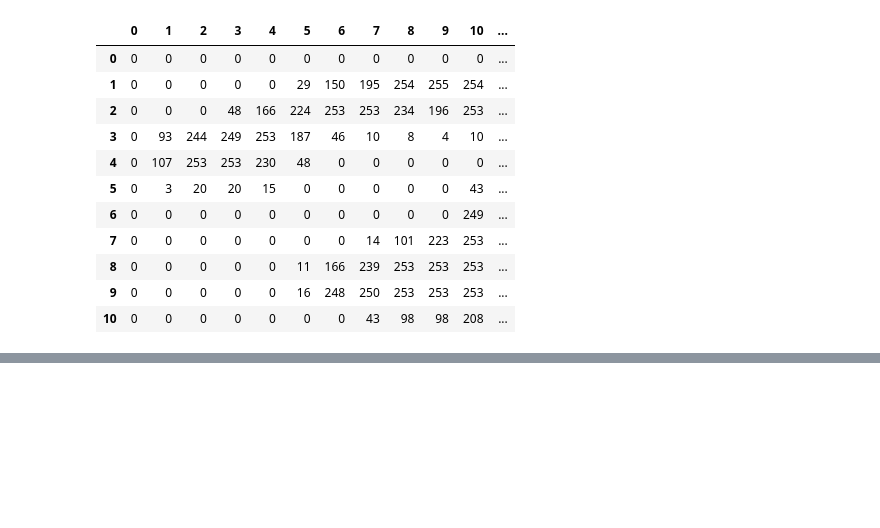
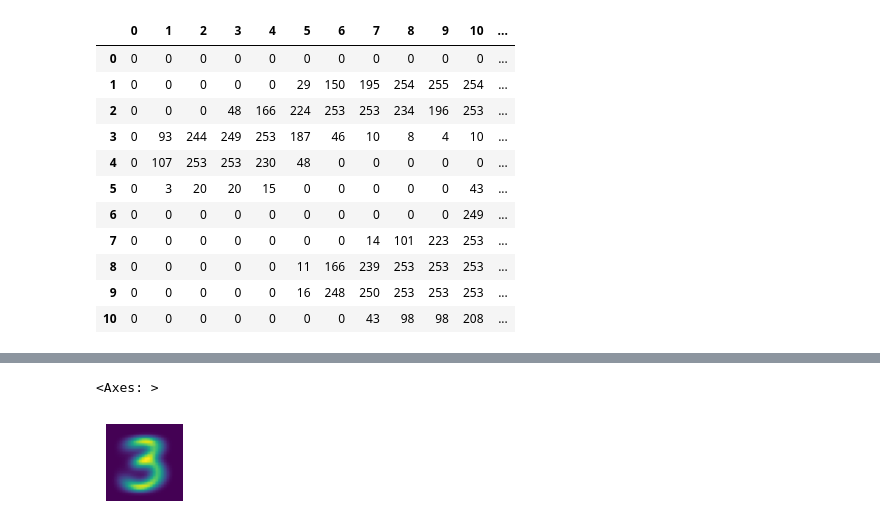
Before and after one commit to xiaomai2000/fastai.learn, a Jupyter notebook: fastai-learn-04.ipynb, the cells around one changed output, grey strips where cells are left out. Saved outputs shown, nothing was run; the diff lists cells and outputs as text; code cells hidden in the pictures; blank space fills up the shorter version.

```diff
--- a/fastai-learn-04.ipynb
+++ b/fastai-learn-04.ipynb
@@ -137,0 +164,6 @@ df.style.set_properties(**{'font-size':'6pt'}).background_gradient('Greys')
+# %%
+mean3 = stacked_threes.mean(0)
+show_image(mean3)
+# %% [output]
+<Axes: >
+[figure, added]
```
Also changed, not shown: parts of 14 cells of this notebook, 1 other file.
